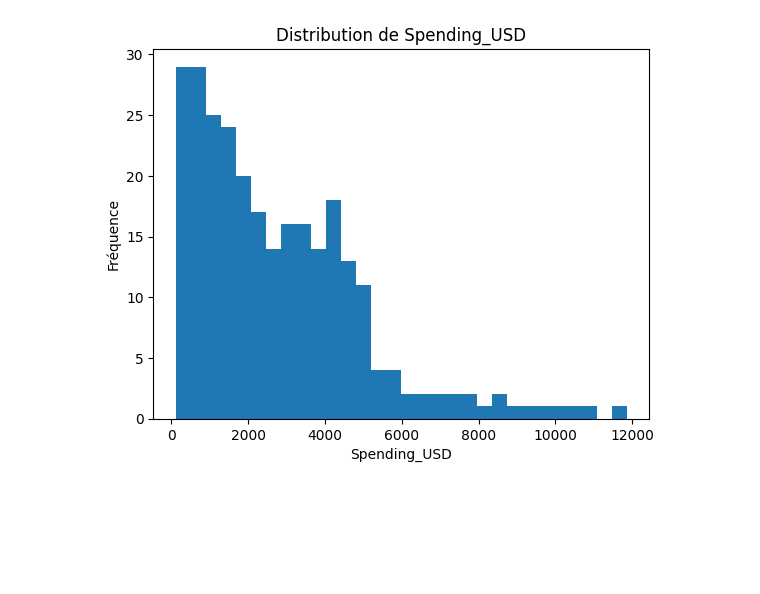
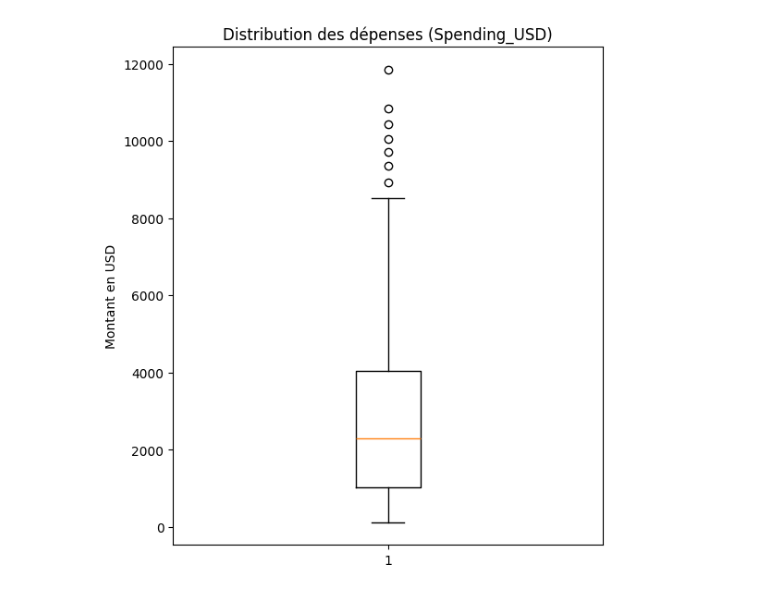
Before and after one commit to nouresho/statistiques-projet, a Jupyter notebook: statistique.ipynb, the cells around one changed output. Drawn from its saved outputs; the diff is of its cells as text; code cells hidden in the pictures; blank space fills up the shorter version.

```diff
--- a/statistique.ipynb
+++ b/statistique.ipynb
@@ -1,6 +1,7 @@
 # %%
 import pandas as pd
 import matplotlib.pyplot as plt
-df =pd.read_csv("healthexp-69bf41e3d6857010224647.csv")
+import seaborn as sns
+df =sns.load_dataset("healthexp")
 df
 # %% [output]
@@ -169,29 +34,0 @@ Nombre de valeurs aberrantes : 7
-# %%
-
-# 8. Analyse de la distribution
-
-print("\n--- Interprétation ---")
-
-if mean > median:
-    print("Distribution asymétrique à droite (présence de grosses dépenses)")
-elif mean < median:
-    print("Distribution asymétrique à gauche")
-else:
-    print("Distribution symétrique")
-
-print("Dispersion :",
-      "faible" if std < 10
-      else "moyenne" if std < 50
-      else "élevée")
-
-
-# 9. Catégorisation
-
-df['Spending_Category'] = pd.cut(
-    df['Spending_USD'],
-    bins=[0, 50, 200, 500, float('inf')],
-    labels=['Faible', 'Moyen', 'Élevé', 'Très élevé']
-)
-
-print("\nRépartition par catégorie :")
-print(df['Spending_Category'].value_counts())
@@ -210,13 +63,8 @@ Name: count, dtype: int64
 # %%
-# 1. Histogramme
-# ==============================
-plt.figure()
-plt.hist(df['Spending_USD'], bins=30)
-
-plt.title("Distribution de Spending_USD")
-plt.xlabel("Spending_USD")
-plt.ylabel("Fréquence")
-
+plt.figure(figsize=(6,7))
+plt.boxplot(df['Spending_USD'], vert=True)
+plt.title("Distribution des dépenses (Spending_USD)")
+plt.ylabel("Montant en USD")
 plt.show()
 # %% [output]
-[figure, old version]
+[figure, new version]
```
Also changed, not shown: parts of 28 cells of this notebook, 2 other files.
